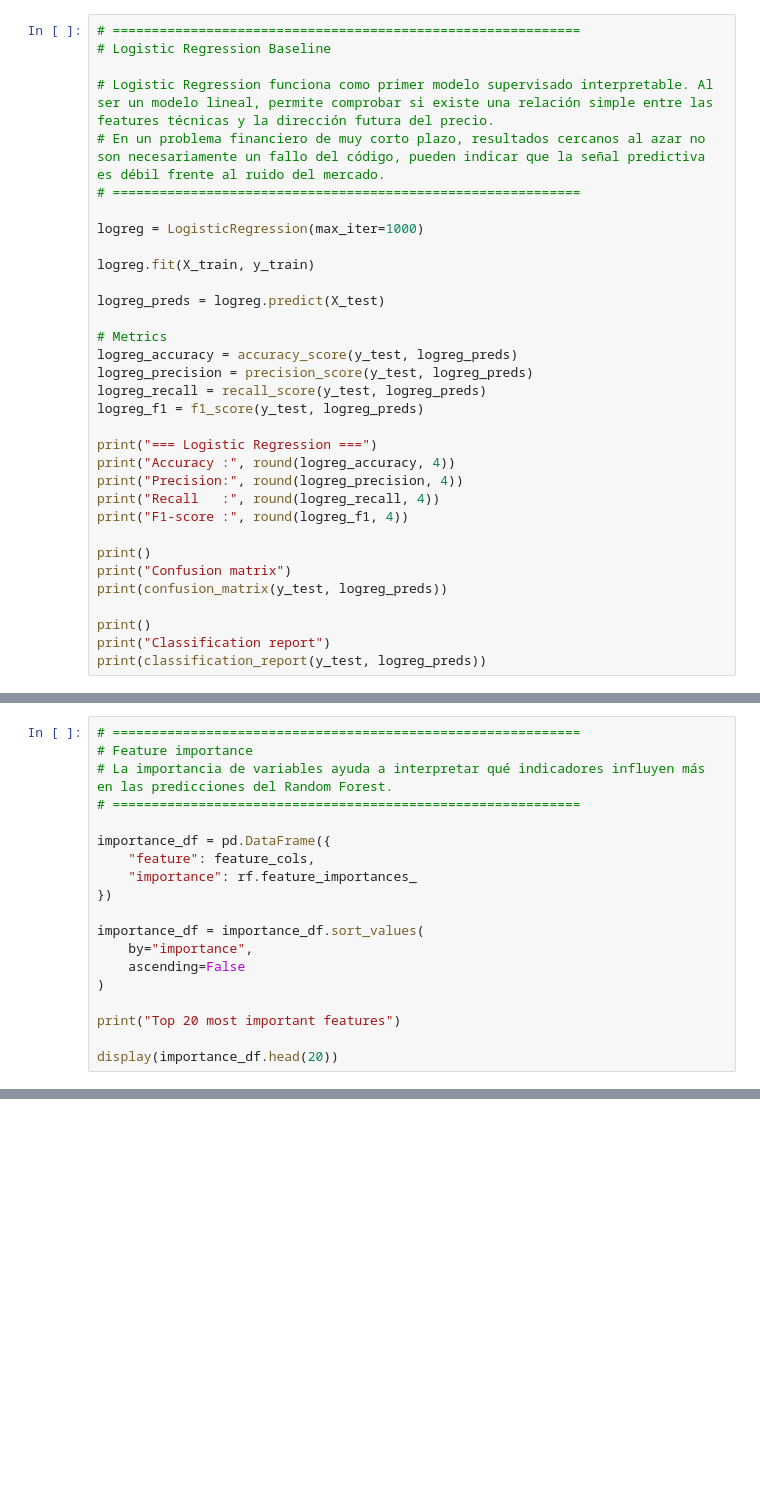
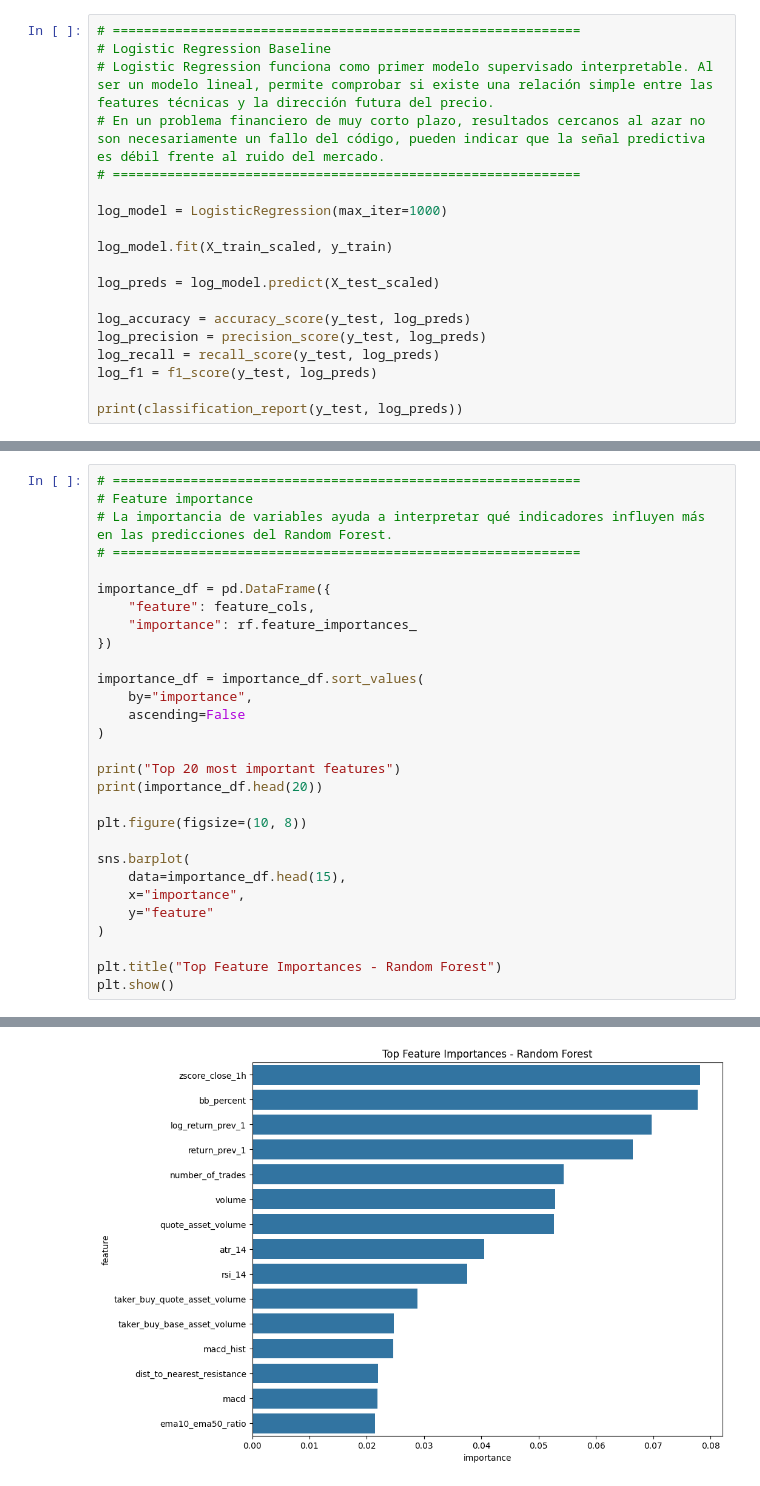
Before and after one commit to Prograwomack/tfm, a Jupyter notebook: notebooks/04_baseline_ml_doge.ipynb, the cells around one changed output, grey strips where cells are left out. Drawn from its saved outputs; the diff is of its cells as text; blank space fills up the shorter version.

```diff
--- a/notebooks/04_baseline_ml_doge.ipynb
+++ b/notebooks/04_baseline_ml_doge.ipynb
@@ -238,34 +232,20 @@ Esto sirve como referencia importante:
 # %%
 # ============================================================
 # Logistic Regression Baseline
-
 # Logistic Regression funciona como primer modelo supervisado interpretable. Al ser un modelo lineal, permite comprobar si existe una relación simple entre las features técnicas y la dirección futura del precio.
 # En un problema financiero de muy corto plazo, resultados cercanos al azar no son necesariamente un fallo del código, pueden indicar que la señal predictiva es débil frente al ruido del mercado.
 # ============================================================
 
-logreg = LogisticRegression(max_iter=1000)
+log_model = LogisticRegression(max_iter=1000)
 
-logreg.fit(X_train, y_train)
+log_model.fit(X_train_scaled, y_train)
 
-logreg_preds = logreg.predict(X_test)
+log_preds = log_model.predict(X_test_scaled)
 
-# Metrics
-logreg_accuracy = accuracy_score(y_test, logreg_preds)
-logreg_precision = precision_score(y_test, logreg_preds)
-logreg_recall = recall_score(y_test, logreg_preds)
-logreg_f1 = f1_score(y_test, logreg_preds)
+log_accuracy = accuracy_score(y_test, log_preds)
+log_precision = precision_score(y_test, log_preds)
+log_recall = recall_score(y_test, log_preds)
+log_f1 = f1_score(y_test, log_preds)
 
-print("=== Logistic Regression ===")
-print("Accuracy :", round(logreg_accuracy, 4))
-print("Precision:", round(logreg_precision, 4))
-print("Recall   :", round(logreg_recall, 4))
-print("F1-score :", round(logreg_f1, 4))
-
-print()
-print("Confusion matrix")
-print(confusion_matrix(y_test, logreg_preds))
-
-print()
-print("Classification report")
-print(classification_report(y_test, logreg_preds))
+print(classification_report(y_test, log_preds))
 # %% [output]
@@ -383,7 +354,17 @@ importance_df = importance_df.sort_values(
 )
 
 print("Top 20 most important features")
+print(importance_df.head(20))
 
-display(importance_df.head(20))
+plt.figure(figsize=(10, 8))
+
+sns.barplot(
+    data=importance_df.head(15),
+    x="importance",
+    y="feature"
+)
+
+plt.title("Top Feature Importances - Random Forest")
+plt.show()
 # %% [output]
 Top 20 most important features
@@ -406,0 +387 @@ Top 20 most important features
+[figure, added]
```
Also changed, not shown: parts of 19 cells of this notebook, 1 other file.
